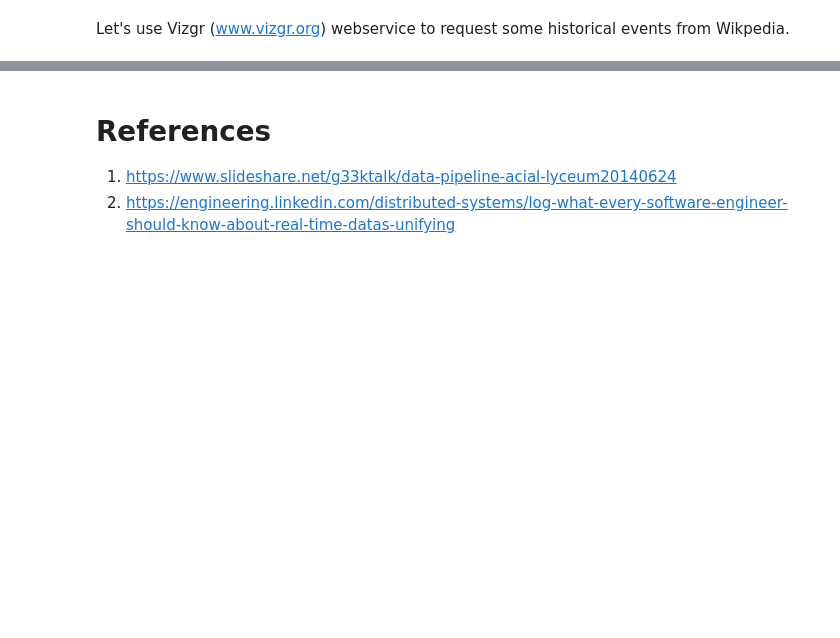
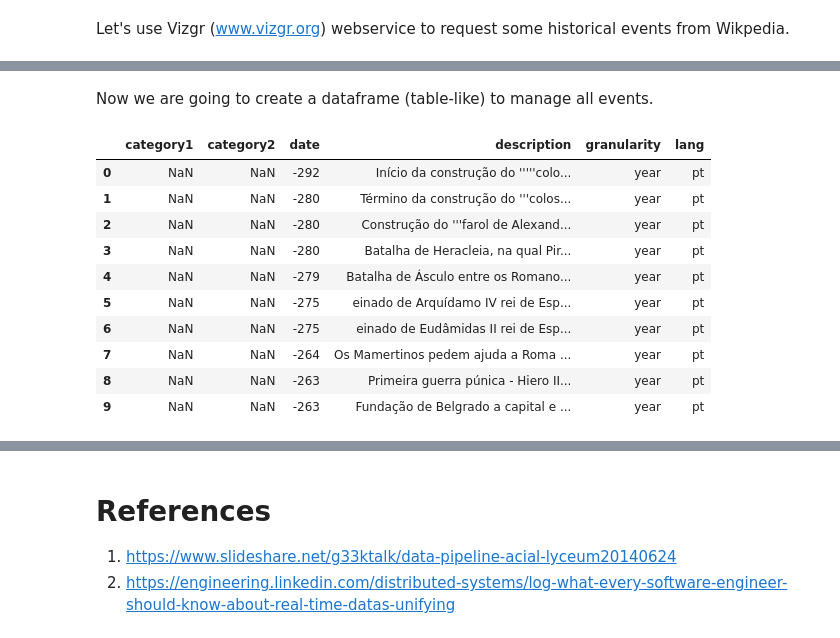
Before and after one commit to wespatrocinio/data-pipeline-study, a Jupyter notebook: notebooks/fundamentals_of_data_pipeline.ipynb, the cells around one changed output, grey strips where cells are left out. Cells and saved outputs as stored; diff of their text form; code cells hidden in the pictures; blank space fills up the shorter version.

```diff
--- a/notebooks/fundamentals_of_data_pipeline.ipynb
+++ b/notebooks/fundamentals_of_data_pipeline.ipynb
@@ -97,0 +205,2 @@ instance
+# %% [markdown]
+Now we are going to create a dataframe (table-like) to manage all events.
@@ -97,0 +209,14 @@ instance
+# %%
+df.head(10)
+# %% [output]
+|  | category1 | category2 | date | description | granularity | lang |
+| 0 | NaN | NaN | -292 | Início da construção do '''''colo... | year | pt |
+| 1 | NaN | NaN | -280 | Término da construção do '''colos... | year | pt |
+| 2 | NaN | NaN | -280 | Construção do '''farol de Alexand... | year | pt |
+| 3 | NaN | NaN | -280 | Batalha de Heracleia, na qual Pir... | year | pt |
+| 4 | NaN | NaN | -279 | Batalha de Ásculo entre os Romano... | year | pt |
+| 5 | NaN | NaN | -275 | einado de Arquídamo IV rei de Esp... | year | pt |
+| 6 | NaN | NaN | -275 | einado de Eudâmidas II rei de Esp... | year | pt |
+| 7 | NaN | NaN | -264 | Os Mamertinos pedem ajuda a Roma ... | year | pt |
+| 8 | NaN | NaN | -263 | Primeira guerra púnica - Hiero II... | year | pt |
+| 9 | NaN | NaN | -263 | Fundação de Belgrado a capital e ... | year | pt |
```
Also changed, not shown: parts of 38 cells of this notebook, 1 other file.
